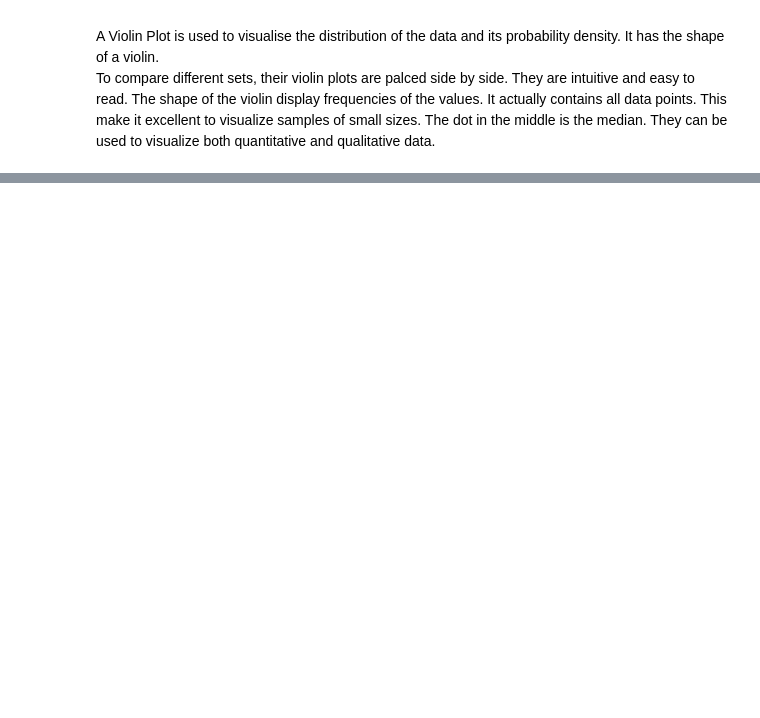
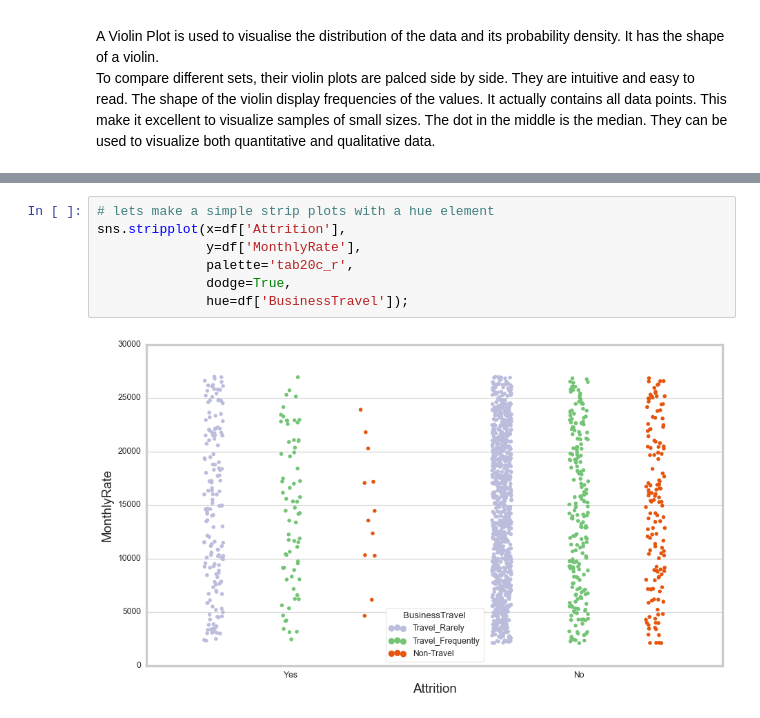
Before and after one commit to skacem/TIL, a Jupyter notebook: seaborn_intro.ipynb, the cells around one changed output, grey strips where cells are left out. Drawn from its saved outputs; the diff is of its cells as text; blank space fills up the shorter version.

```diff
--- a/seaborn_intro.ipynb
+++ b/seaborn_intro.ipynb
@@ -288,0 +321,9 @@ To compare different sets, their violin plots are palced side by side. They are
+# %%
+# lets make a simple strip plots with a hue element
+sns.stripplot(x=df['Attrition'],
+              y=df['MonthlyRate'],
+              palette='tab20c_r',
+              dodge=True,
+              hue=df['BusinessTravel']);
+# %% [output]
+[figure, added]
```
Also changed, not shown: parts of 15 cells of this notebook.
